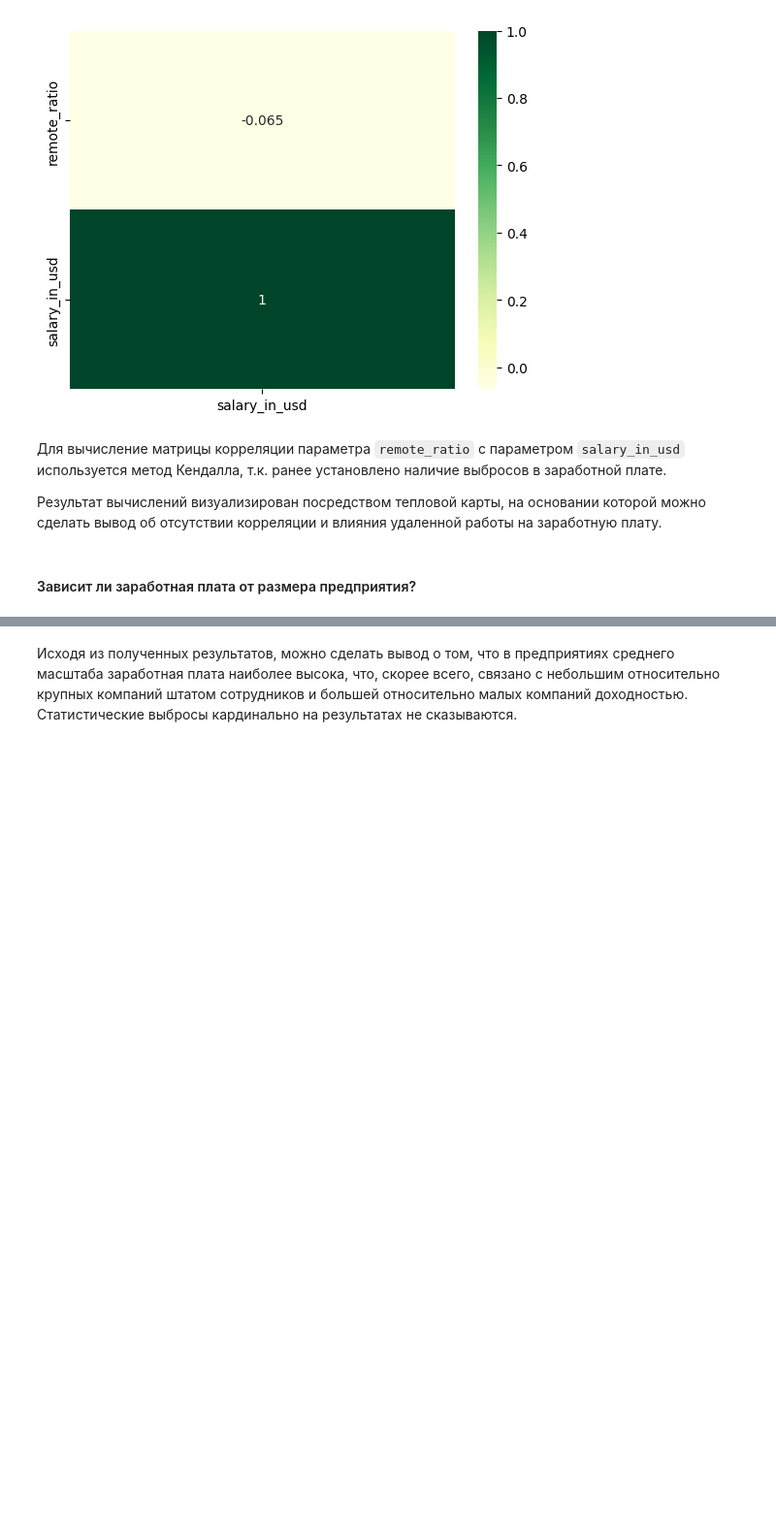
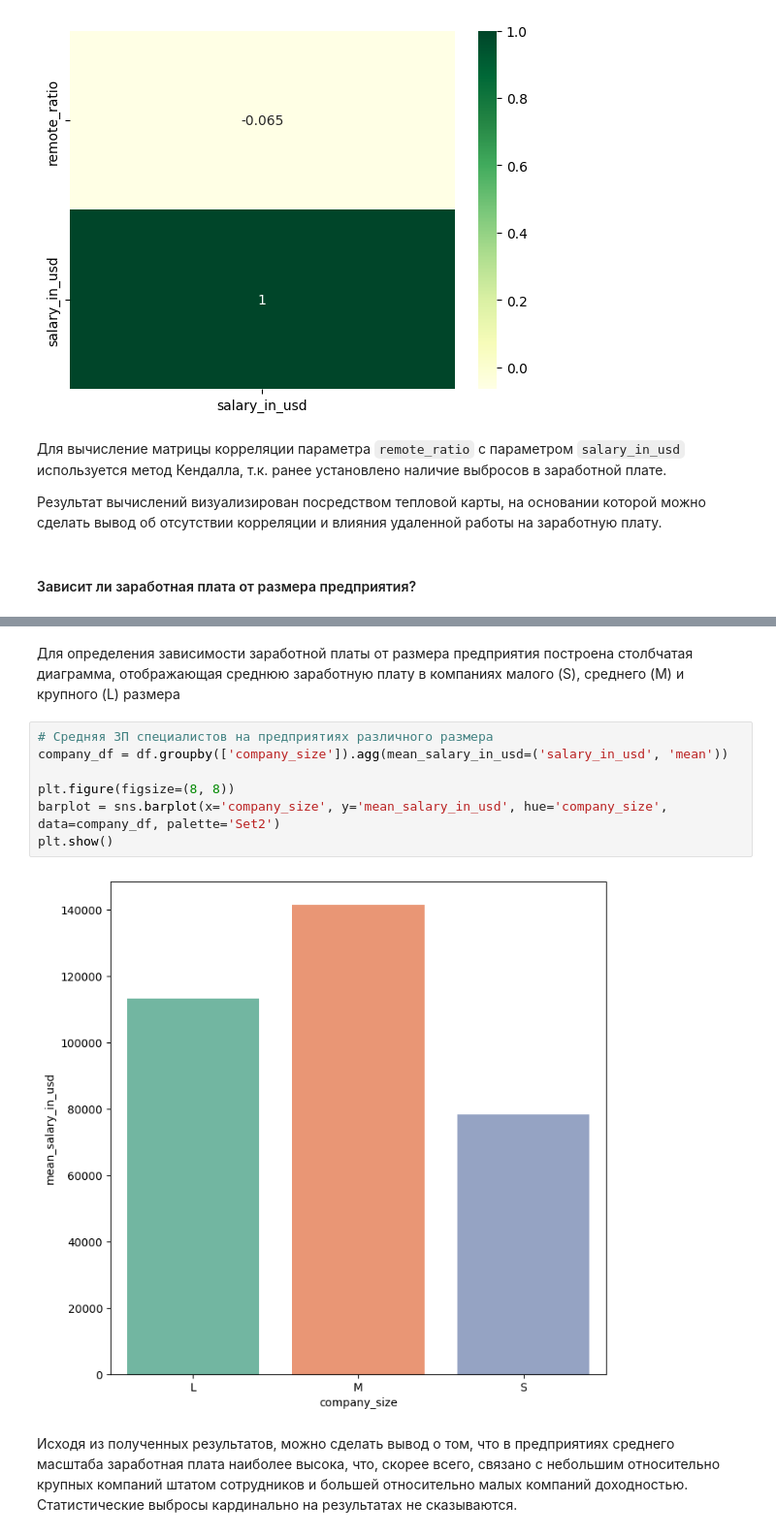
Before and after one commit to selvnv/subtasks, a Jupyter notebook: exploreDataScienceSalaries/exploreDataset.ipynb, the cells around one changed output, grey strips where cells are left out. Shown at 97% size. Cells and saved outputs as stored; diff of their text form; blank space fills up the shorter version.

```diff
--- a/exploreDataScienceSalaries/exploreDataset.ipynb
+++ b/exploreDataScienceSalaries/exploreDataset.ipynb
@@ -262,2 +257,13 @@ plt.show()
+# %% [markdown]
+Для определения зависимости заработной платы от размера предприятия построена столбчатая диаграмма, отображающая среднюю заработную плату в компаниях малого (S), среднего (M) и крупного (L) размера
+# %%
+# Средняя ЗП специалистов на предприятиях различного размера
+company_df = df.groupby(['company_size']).agg(mean_salary_in_usd=('salary_in_usd', 'mean'))
+
+plt.figure(figsize=(8, 8))
+barplot = sns.barplot(x='company_size', y='mean_salary_in_usd', hue='company_size', data=company_df, palette='Set2')
+plt.show()
+# %% [output]
+[figure, added]
 # %% [markdown]
 Исходя из полученных результатов, можно сделать вывод о том, что в предприятиях среднего масштаба заработная плата наиболее высока, что, скорее всего, связано с небольшим относительно крупных компаний штатом сотрудников и большей относительно малых компаний доходностью. Статистические выбросы кардинально на результатах не сказываются.
```
Also changed, not shown: parts of 29 cells of this notebook.
